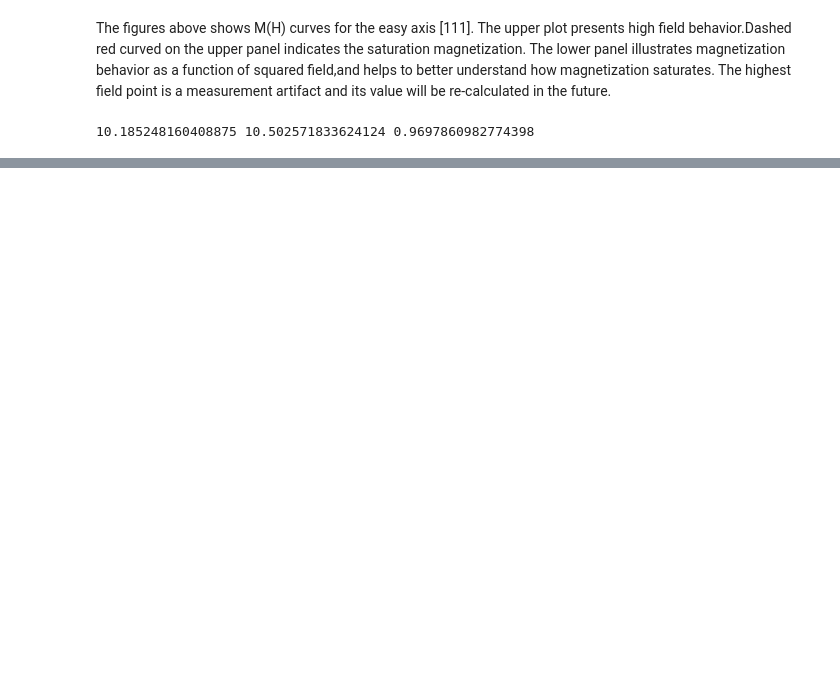
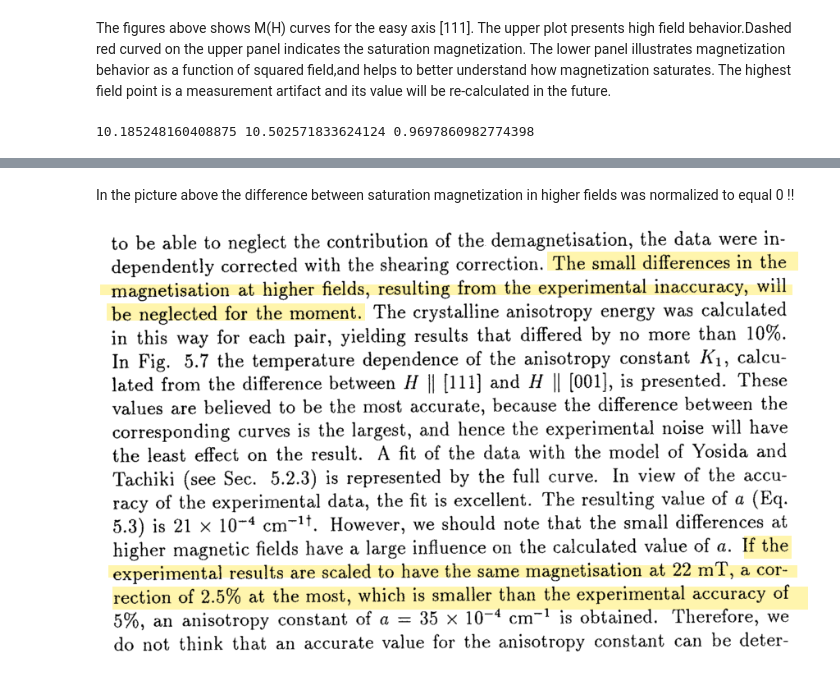
Before and after one commit to Zaknife/JupNotebooks, a Jupyter notebook: MagMeasFinal.ipynb, the cells around one changed output, grey strips where cells are left out. Cells and saved outputs as stored; diff of their text form; code cells hidden in the pictures; blank space fills up the shorter version.

```diff
--- a/MagMeasFinal.ipynb
+++ b/MagMeasFinal.ipynb
@@ -816,0 +1056,6 @@ plt.legend(fontsize=12)
+# %% [markdown]
+In the picture above the difference between saturation magnetization in higher fields was normalized to equal 0 !!
+# %%
+Image(filename=dir5+'Eggenkamp_TextAnisotropy2.png')
+# %% [output]
+[figure, added]
```
Also changed, not shown: parts of 33 cells of this notebook.
